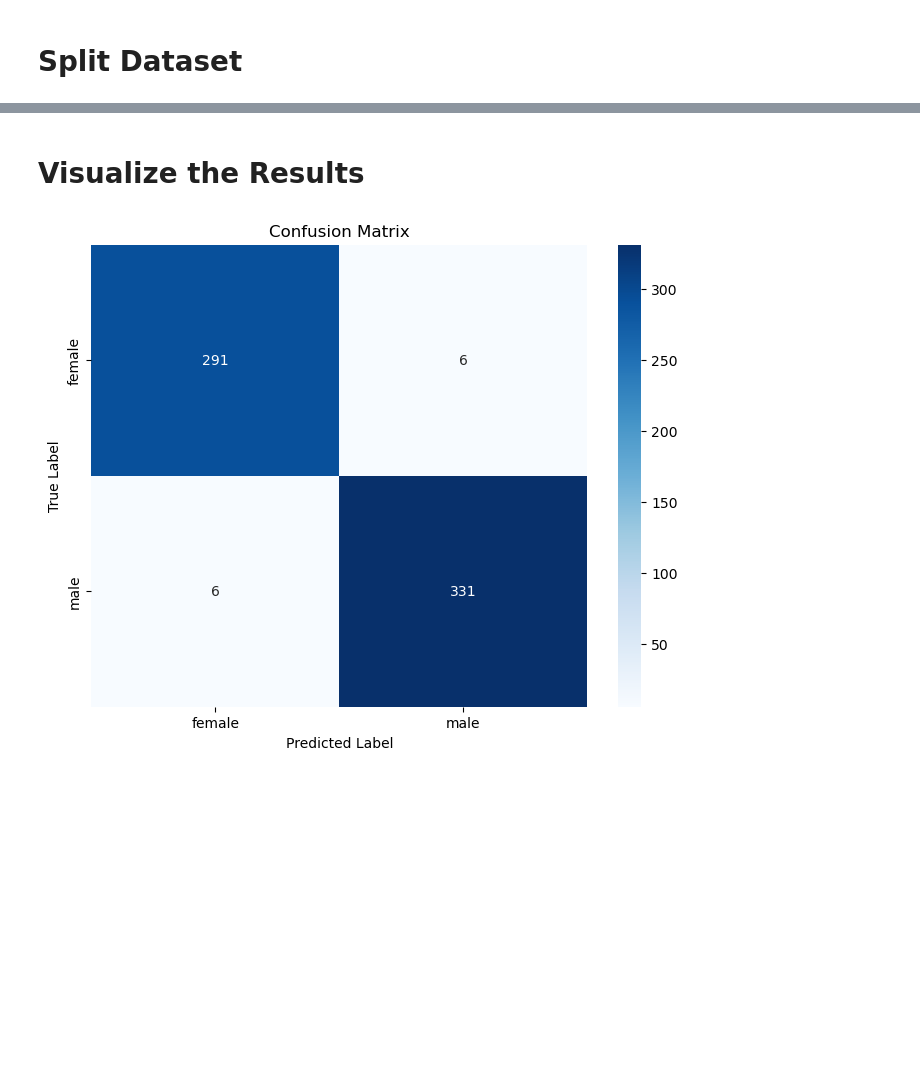
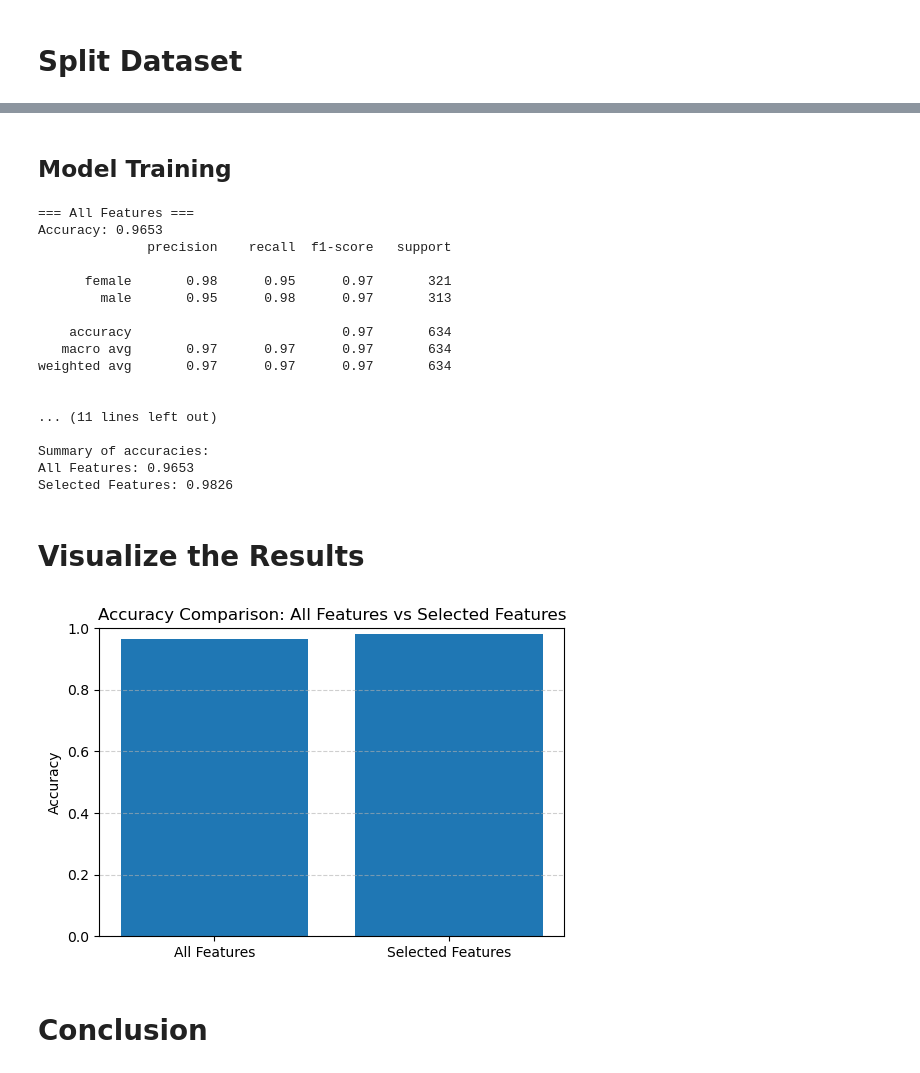
Before and after one commit to FarrelAD/Sinau-Mesin, a Jupyter notebook: notebooks/08-jobsheet-07/task-01.ipynb, the cells around one changed output, grey strips where cells are left out. Saved outputs shown, nothing was run; the diff lists cells and outputs as text; code cells hidden in the pictures; blank space fills up the shorter version.

```diff
--- a/notebooks/08-jobsheet-07/task-01.ipynb
+++ b/notebooks/08-jobsheet-07/task-01.ipynb
@@ -85,14 +133,65 @@ weighted avg       0.98      0.98      0.98       634
+# %% [markdown]
+## Model Training
+# %%
+results = {}
+models = {}
+
+for name, (X_train, X_test, y_train, y_test) in splits.items():
+    # Standardize
+    scaler = StandardScaler()
+    X_train = scaler.fit_transform(X_train)
+    X_test = scaler.transform(X_test)
+
+    # Train model
+    model = KNeighborsClassifier(n_neighbors=5)
+    model.fit(X_train, y_train)
+    models[name] = (model, scaler)
+
+    # Predict & evaluate
+    y_pred = model.predict(X_test)
+    acc = accuracy_score(y_test, y_pred)
+
+    # Store results
+    results[name] = acc
+
+    # Print detailed report
+    print(f"\n=== {name} ===")
+    print(f"Accuracy: {acc:.4f}")
+    print(classification_report(y_test, y_pred))
+
+print("\nSummary of accuracies:")
+for name, acc in results.items():
+    print(f"{name}: {acc:.4f}")
+# %% [output]
+=== All Features ===
+Accuracy: 0.9653
+              precision    recall  f1-score   support
+
+      female       0.98      0.95      0.97       321
+        male       0.95      0.98      0.97       313
+
+    accuracy                           0.97       634
+   macro avg       0.97      0.97      0.97       634
+weighted avg       0.97      0.97      0.97       634
+
+
+... (11 lines left out)
+
+Summary of accuracies:
+All Features: 0.9653
+Selected Features: 0.9826
 # %% [markdown]
 # Visualize the Results
 # %%
-# Plot the confusion matrix
-conf_matrix = confusion_matrix(y_test, y_pred)
-
-plt.figure(figsize=(8, 6))
-sns.heatmap(conf_matrix, annot=True, fmt='d', cmap='Blues', xticklabels=label_encoder.classes_, yticklabels=label_encoder.classes_)
-plt.title("Confusion Matrix")
-plt.xlabel("Predicted Label")
-plt.ylabel("True Label")
+# === Visualization ===
+plt.figure(figsize=(6, 4))
+plt.bar(results.keys(), results.values()) # type: ignore
+plt.title("Accuracy Comparison: All Features vs Selected Features")
+plt.ylabel("Accuracy")
+plt.ylim(0, 1)
+plt.grid(axis='y', linestyle='--', alpha=0.6)
 plt.show()
 # %% [output]
-[figure, old version]
+[figure, new version]
+# %% [markdown]
+# Conclusion
```
Also changed, not shown: parts of 16 cells of this notebook.
